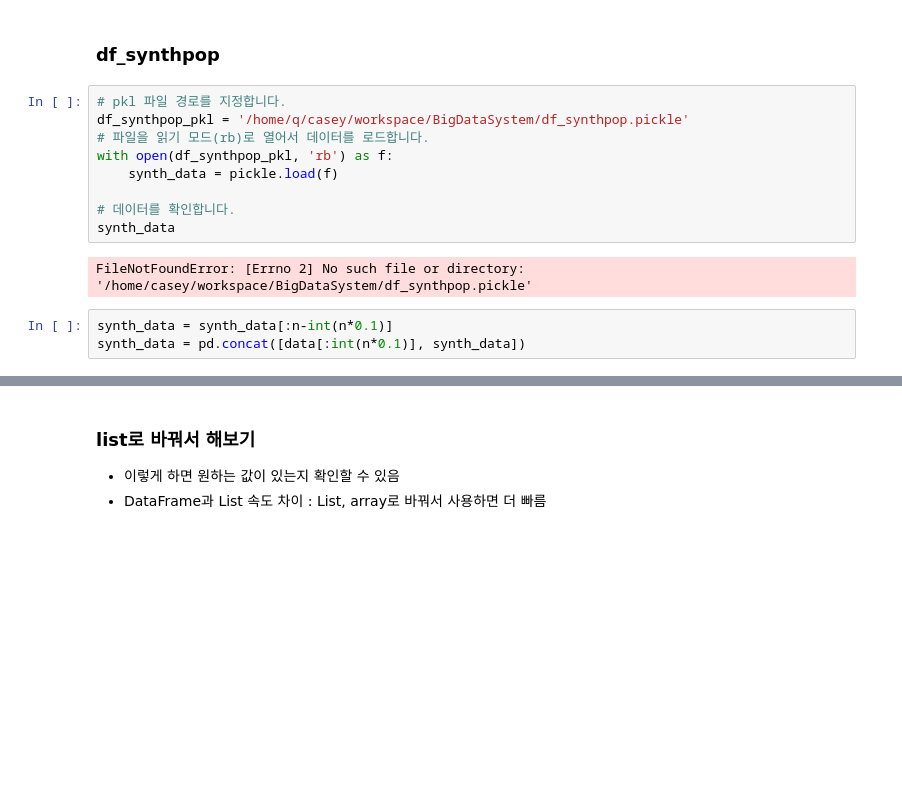
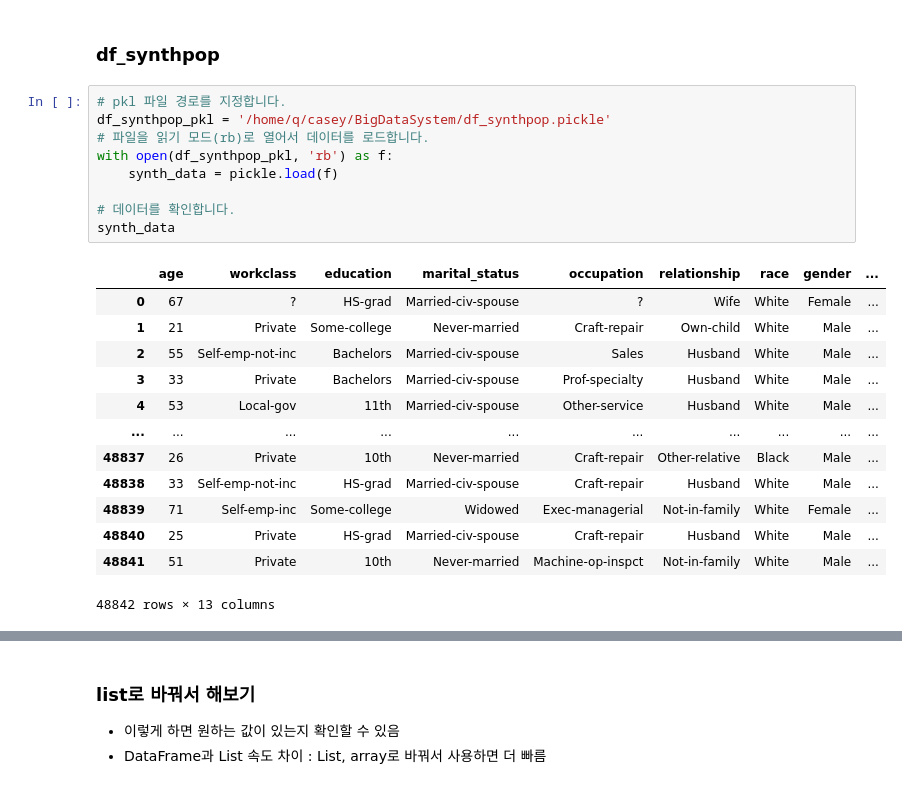
Before and after one commit to sooox89/BigDataSystem, a Jupyter notebook: dl_result_pkl.ipynb, the cells around one changed output, grey strips where cells are left out. Drawn from its saved outputs; the diff is of its cells as text; blank space fills up the shorter version.

```diff
--- a/dl_result_pkl.ipynb
+++ b/dl_result_pkl.ipynb
@@ -37,16 +57,25 @@ data = data[:n]
 ### df_synthpop
 # %%
 # pkl 파일 경로를 지정합니다.
-df_synthpop_pkl = '/home/q/casey/workspace/BigDataSystem/df_synthpop.pickle'
+df_synthpop_pkl = '/home/q/casey/BigDataSystem/df_synthpop.pickle'
 # 파일을 읽기 모드(rb)로 열어서 데이터를 로드합니다.
 with open(df_synthpop_pkl, 'rb') as f:
     synth_data = pickle.load(f)
 
 # 데이터를 확인합니다.
 synth_data
 # %% [output]
+|  | age | workclass | education | marital_status | occupation | relationship | race | gender | ... |
+| 0 | 67 | ? | HS-grad | Married-civ-spouse | ? | Wife | White | Female | ... |
+| 1 | 21 | Private | Some-college | Never-married | Craft-repair | Own-child | White | Male | ... |
+| 2 | 55 | Self-emp-not-inc | Bachelors | Married-civ-spouse | Sales | Husband | White | Male | ... |
+| 3 | 33 | Private | Bachelors | Married-civ-spouse | Prof-specialty | Husband | White | Male | ... |
+| 4 | 53 | Local-gov | 11th | Married-civ-spouse | Other-service | Husband | White | Male | ... |
+| ... | ... | ... | ... | ... | ... | ... | ... | ... | ... |
+| 48837 | 26 | Private | 10th | Never-married | Craft-repair | Other-relative | Black | Male | ... |
+| 48838 | 33 | Self-emp-not-inc | HS-grad | Married-civ-spouse | Craft-repair | Husband | White | Male | ... |
+| 48839 | 71 | Self-emp-inc | Some-college | Widowed | Exec-managerial | Not-in-family | White | Female | ... |
+| 48840 | 25 | Private | HS-grad | Married-civ-spouse | Craft-repair | Husband | White | Male | ... |
+| 48841 | 51 | Private | 10th | Never-married | Machine-op-inspct | Not-in-family | White | Male | ... |
-FileNotFoundError: [Errno 2] No such file or directory: '/home/casey/workspace/BigDataSystem/df_synthpop.pickle'
+48842 rows × 13 columns
-# %%
-synth_data = synth_data[:n-int(n*0.1)]
-synth_data = pd.concat([data[:int(n*0.1)], synth_data])
 # %%
```
Also changed, not shown: parts of 20 cells of this notebook, 3 other files.
